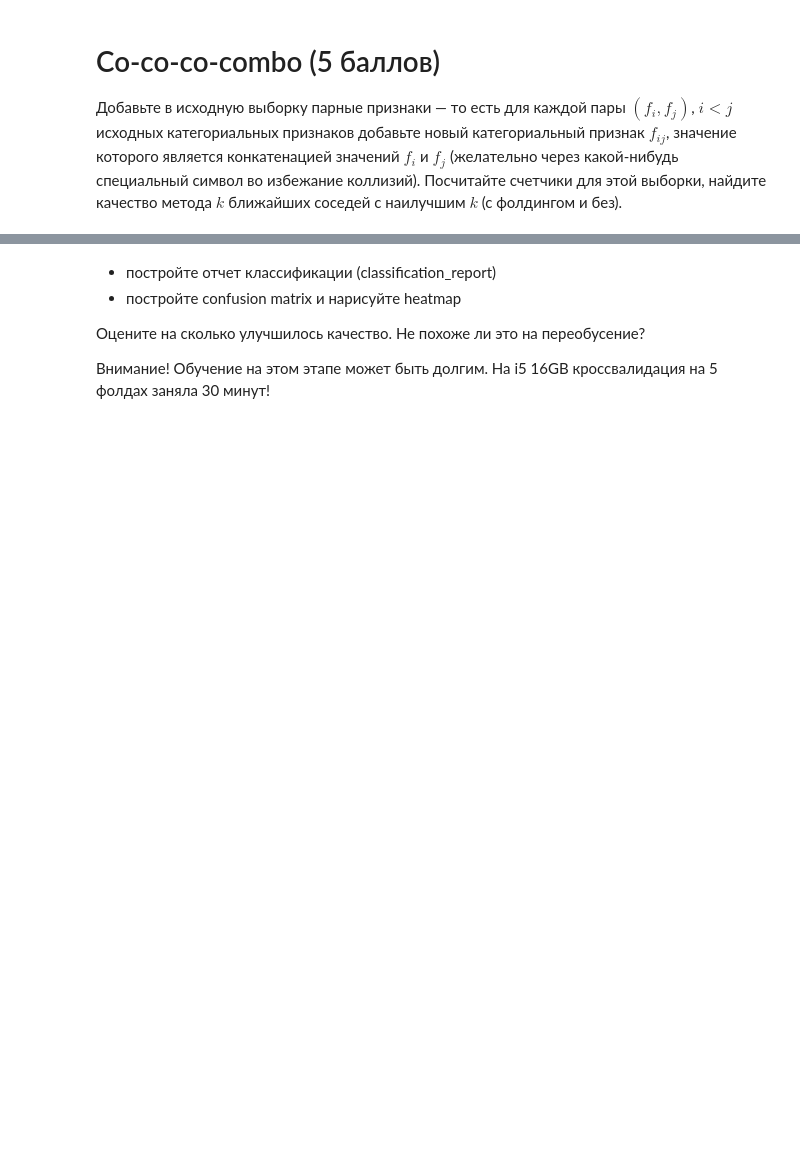
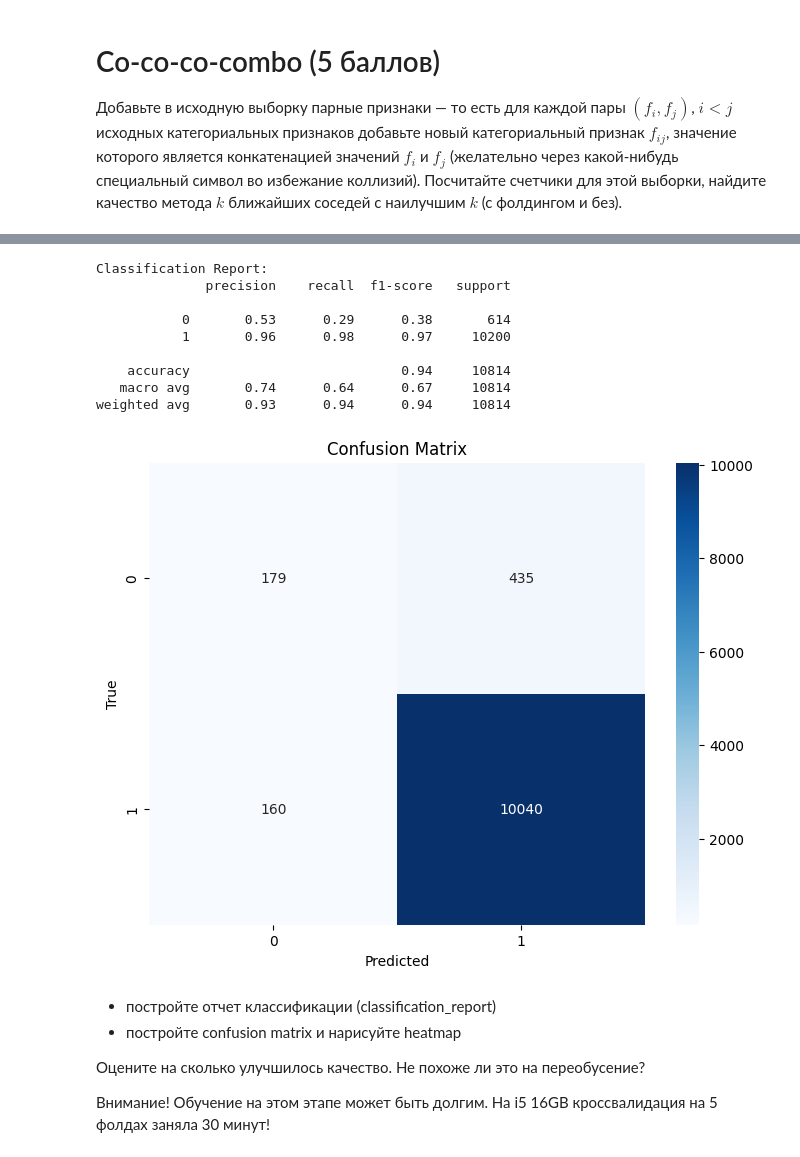
Before and after one commit to Sversim/ML, a Jupyter notebook: 04_knn/03-hw-knn.ipynb, the cells around one changed output, grey strips where cells are left out. Drawn from its saved outputs; the diff is of its cells as text; code cells hidden in the pictures; blank space fills up the shorter version.

```diff
--- a/04_knn/03-hw-knn.ipynb
+++ b/04_knn/03-hw-knn.ipynb
@@ -299,3 +480,17 @@ for col_name in df_combo.columns:
+# %%
+# Без кросс-валидации
+report_without_folds, cm = evaluate_without_folds(df_combo)
+# %% [output]
+Classification Report:
+              precision    recall  f1-score   support
+
+           0       0.53      0.29      0.38       614
+           1       0.96      0.98      0.97     10200
+
+    accuracy                           0.94     10814
+   macro avg       0.74      0.64      0.67     10814
+weighted avg       0.93      0.94      0.94     10814
+[figure, added]
 # %% [markdown]
 - постройте отчет классификации (classification_report)
 - постройте confusion matrix и нарисуйте heatmap
```
Also changed, not shown: parts of 20 cells of this notebook.
